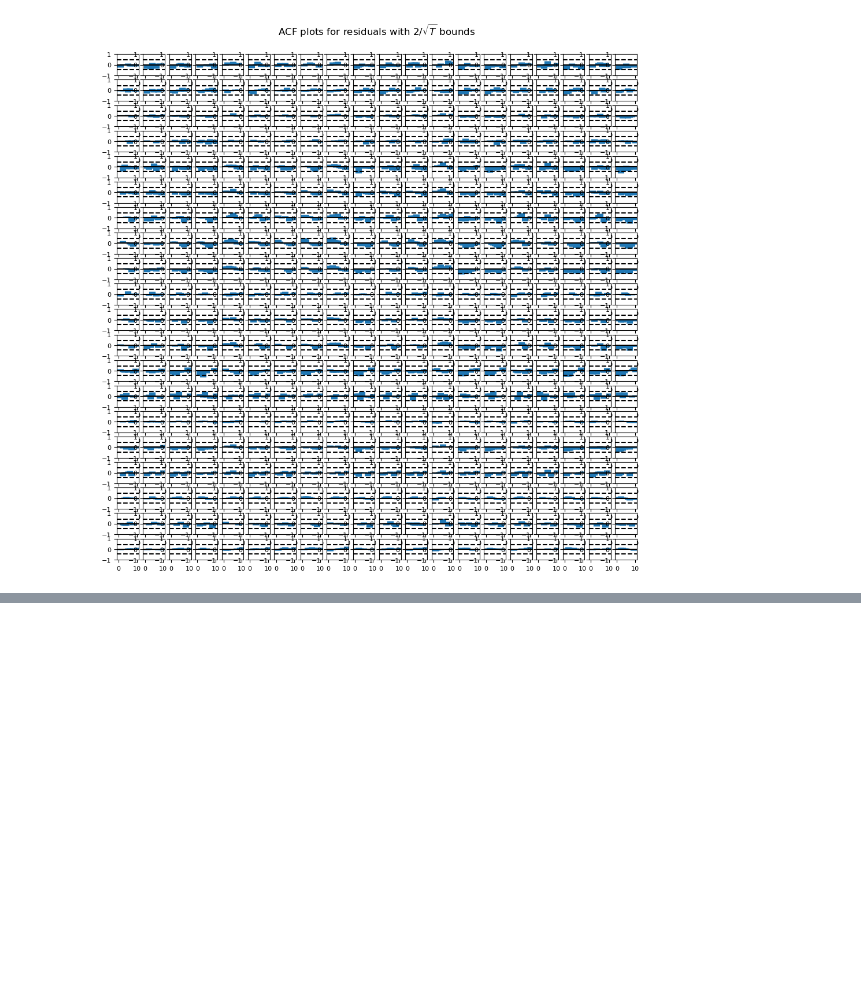
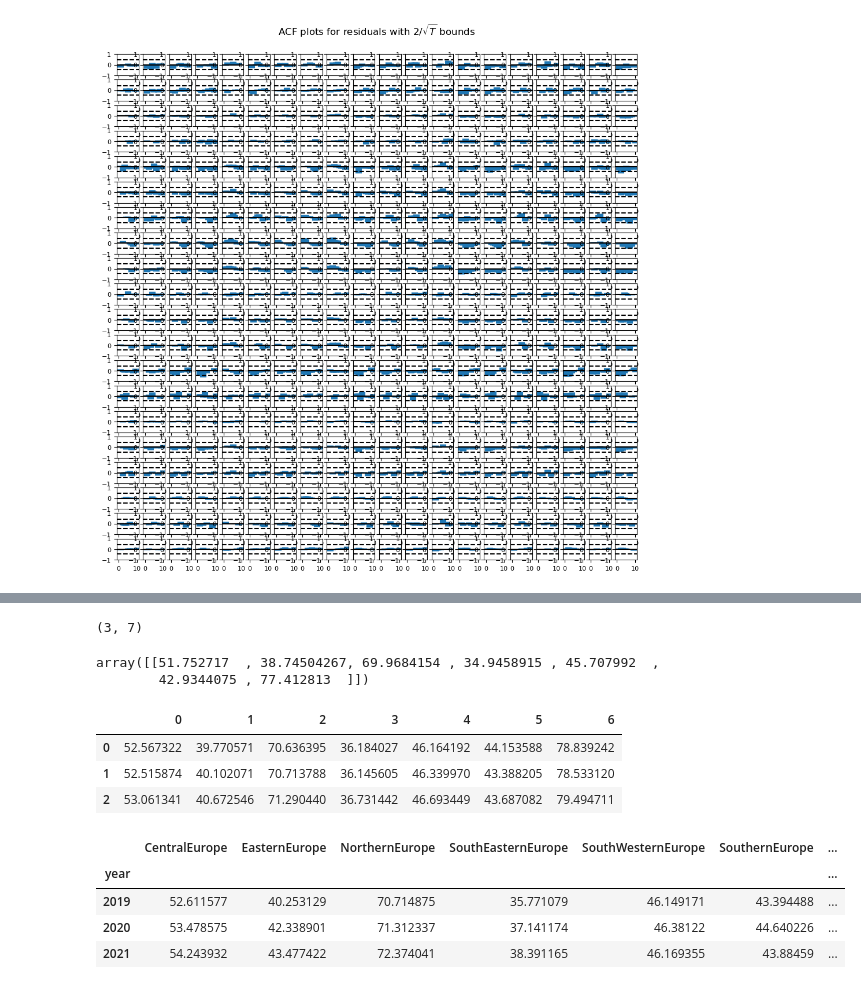
Before and after one commit to JoanneLin168/ADS-European-Productivity, a Jupyter notebook: Notebooks/Productivity_predictions.ipynb, the cells around one changed output, grey strips where cells are left out. Drawn from its saved outputs; the diff is of its cells as text; code cells hidden in the pictures; blank space fills up the shorter version.

```diff
--- a/Notebooks/Productivity_predictions.ipynb
+++ b/Notebooks/Productivity_predictions.ipynb
@@ -660,0 +776,11 @@ regional_df = regional_df.set_index('year')
+# %%
+np.asarray(test_reg.transpose().astype(np.float64)).shape
+# %% [output]
+(3, 7)
+# %%
+lag_order = result.k_ar
+input_foreacst = np.asarray(train_reg.transpose().astype(np.float64))[-lag_order:]
+input_foreacst
+# %% [output]
+array([[51.752717  , 38.74504267, 69.9684154 , 34.9458915 , 45.707992  ,
+        42.9344075 , 77.412813  ]])
@@ -660,0 +789,16 @@ regional_df = regional_df.set_index('year')
+# %%
+
+forecast_df
+# %% [output]
+|  | 0 | 1 | 2 | 3 | 4 | 5 | 6 |
+| 0 | 52.567322 | 39.770571 | 70.636395 | 36.184027 | 46.164192 | 44.153588 | 78.839242 |
+| 1 | 52.515874 | 40.102071 | 70.713788 | 36.145605 | 46.339970 | 43.388205 | 78.533120 |
+| 2 | 53.061341 | 40.672546 | 71.290440 | 36.731442 | 46.693449 | 43.687082 | 79.494711 |
+# %%
+test_reg.transpose()
+# %% [output]
+|  | CentralEurope | EasternEurope | NorthernEurope | SouthEasternEurope | SouthWesternEurope | SouthernEurope | ... |
+| year |  |  |  |  |  |  | ... |
+| 2019 | 52.611577 | 40.253129 | 70.714875 | 35.771079 | 46.149171 | 43.394488 | ... |
+| 2020 | 53.478575 | 42.338901 | 71.312337 | 37.141174 | 46.38122 | 44.640226 | ... |
+| 2021 | 54.243932 | 43.477422 | 72.374041 | 38.391165 | 46.169355 | 43.88459 | ... |
```
Also changed, not shown: parts of 22 cells of this notebook.
